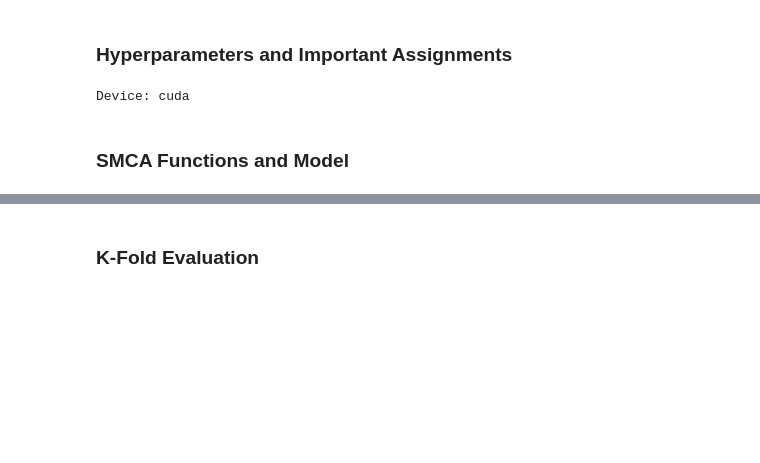
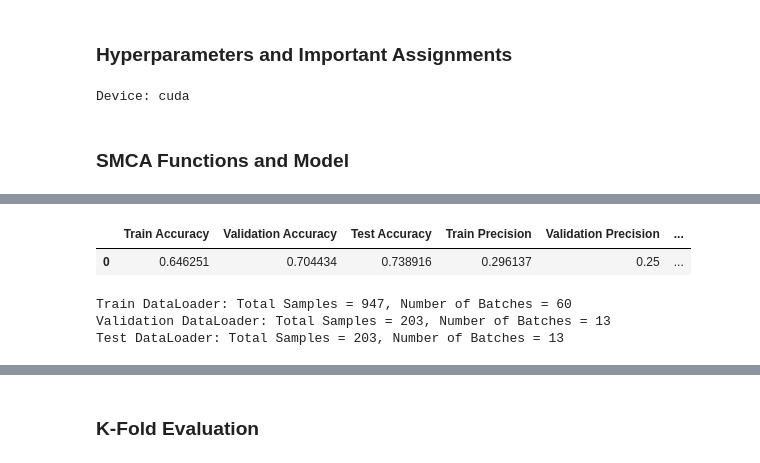
Before and after one commit to KyleZrey/SMCA, a Jupyter notebook: fusion_classification/SMCA_Playground.ipynb, the cells around one changed output, grey strips where cells are left out. Saved outputs shown, nothing was run; the diff lists cells and outputs as text; code cells hidden in the pictures; blank space fills up the shorter version.

```diff
--- a/fusion_classification/SMCA_Playground.ipynb
+++ b/fusion_classification/SMCA_Playground.ipynb
@@ -871,3 +891,18 @@ Confusion Matrix: [[137  15]
+# %%
+# Display the table
+metrics_df
+# %% [output]
+|  | Train Accuracy | Validation Accuracy | Test Accuracy | Train Precision | Validation Precision | ... |
+| 0 | 0.646251 | 0.704434 | 0.738916 | 0.296137 | 0.25 | ... |
+# %%
+# Print sizes of each DataLoader
+print_dataloader_sizes(train_dataloader, "Train")
+print_dataloader_sizes(val_dataloader, "Validation")
+print_dataloader_sizes(test_dataloader, "Test")
+# %% [output]
+Train DataLoader: Total Samples = 947, Number of Batches = 60
+Validation DataLoader: Total Samples = 203, Number of Batches = 13
+Test DataLoader: Total Samples = 203, Number of Batches = 13
 # %%
 # Read the CSV file into a DataFrame
 train_df = pd.read_csv('results/train_predictions.csv')
```
Also changed, not shown: parts of 9 cells of this notebook.
